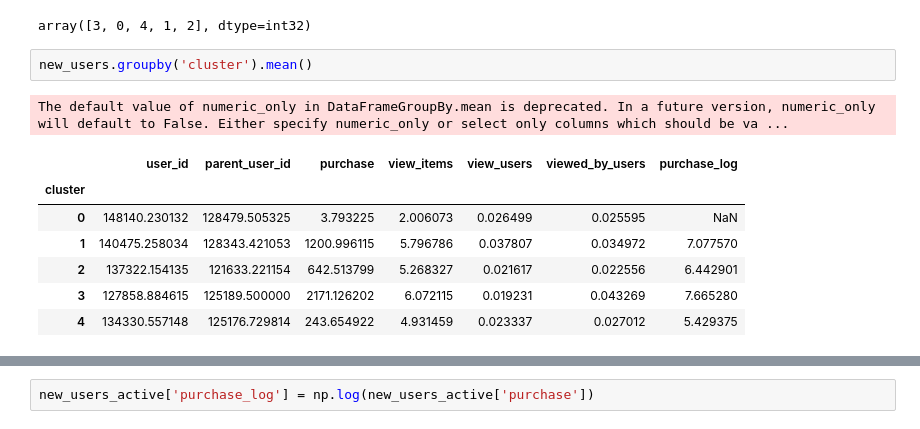
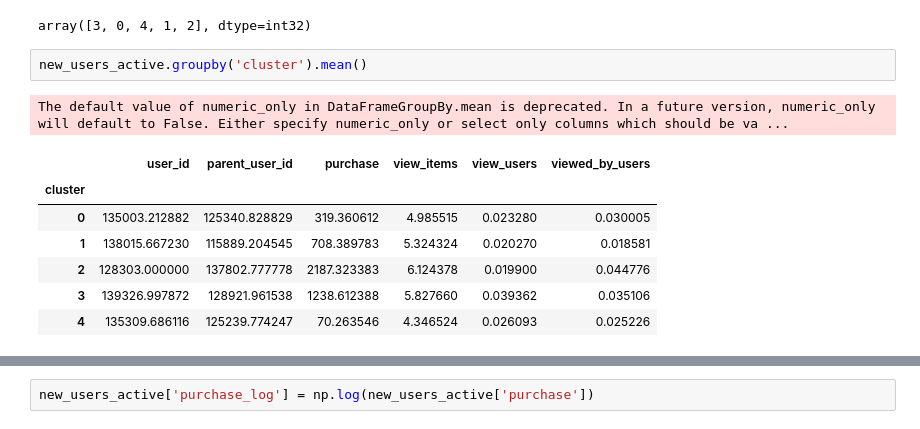
Before and after one commit to simonejiang7/bmw-case-study, a Jupyter notebook: bmw_case_solution.ipynb, the cells around one changed output, grey strips where cells are left out. Drawn from its saved outputs; the diff is of its cells as text.

```diff
--- a/bmw_case_solution.ipynb
+++ b/bmw_case_solution.ipynb
@@ -884,16 +884,16 @@ new_users_active['cluster'].unique()
 # %% [output]
 array([3, 0, 4, 1, 2], dtype=int32)
 # %%
-new_users.groupby('cluster').mean()
+new_users_active.groupby('cluster').mean()
 # %% [output]
 The default value of numeric_only in DataFrameGroupBy.mean is deprecated. In a future version, numeric_only will default to False. Either specify numeric_only or select only columns which should be va ...
-|  | user_id | parent_user_id | purchase | view_items | view_users | viewed_by_users | purchase_log |
-| cluster |  |  |  |  |  |  |  |
-| 0 | 148140.230132 | 128479.505325 | 3.793225 | 2.006073 | 0.026499 | 0.025595 | NaN |
-| 1 | 140475.258034 | 128343.421053 | 1200.996115 | 5.796786 | 0.037807 | 0.034972 | 7.077570 |
-| 2 | 137322.154135 | 121633.221154 | 642.513799 | 5.268327 | 0.021617 | 0.022556 | 6.442901 |
-| 3 | 127858.884615 | 125189.500000 | 2171.126202 | 6.072115 | 0.019231 | 0.043269 | 7.665280 |
-| 4 | 134330.557148 | 125176.729814 | 243.654922 | 4.931459 | 0.023337 | 0.027012 | 5.429375 |
+|  | user_id | parent_user_id | purchase | view_items | view_users | viewed_by_users |
+| cluster |  |  |  |  |  |  |
+| 0 | 135003.212882 | 125340.828829 | 319.360612 | 4.985515 | 0.023280 | 0.030005 |
+| 1 | 138015.667230 | 115889.204545 | 708.389783 | 5.324324 | 0.020270 | 0.018581 |
+| 2 | 128303.000000 | 137802.777778 | 2187.323383 | 6.124378 | 0.019900 | 0.044776 |
+| 3 | 139326.997872 | 128921.961538 | 1238.612388 | 5.827660 | 0.039362 | 0.035106 |
+| 4 | 135309.686116 | 125239.774247 | 70.263546 | 4.346524 | 0.026093 | 0.025226 |
 # %%
 figure = go.Figure(layout=go.Layout(
     autosize=False,
```
Also changed, not shown: parts of 41 cells of this notebook.
